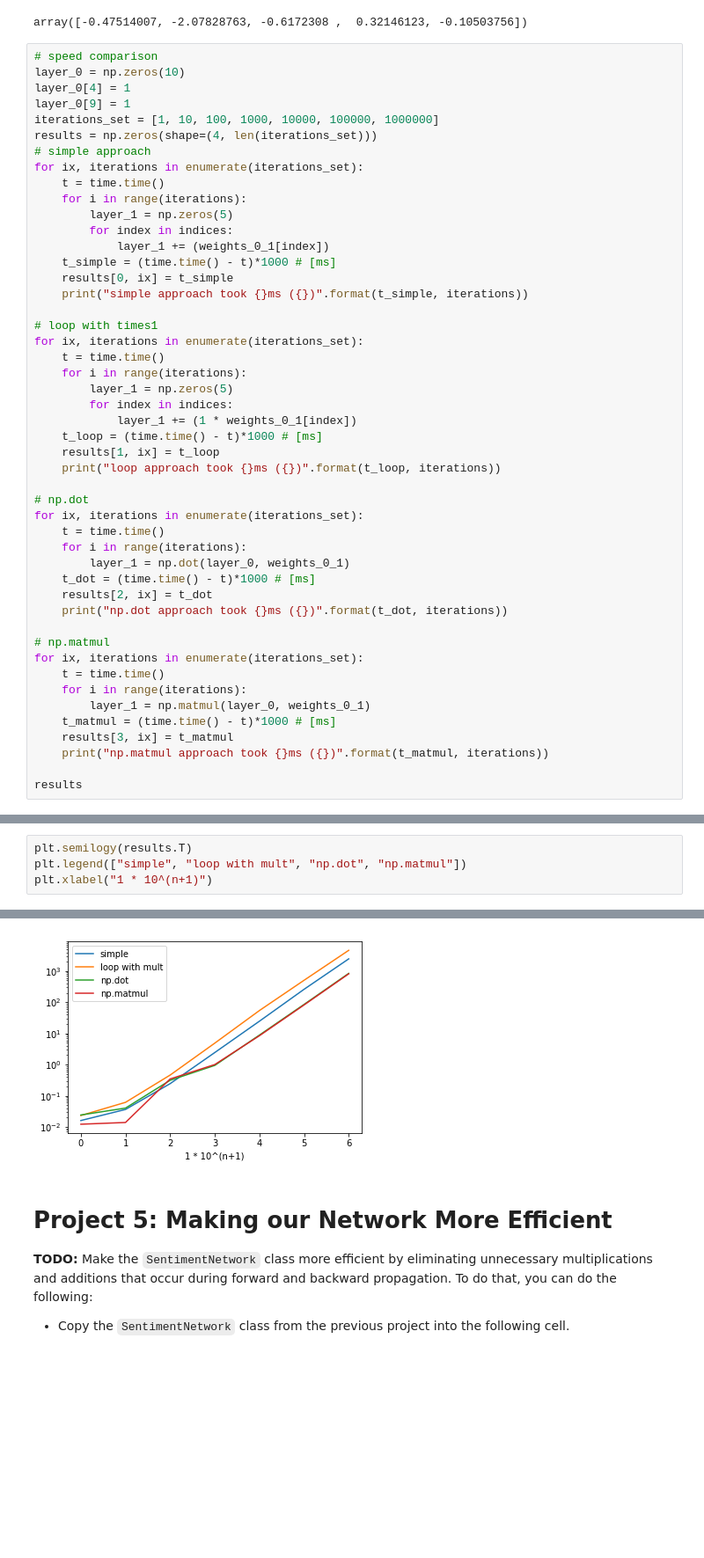
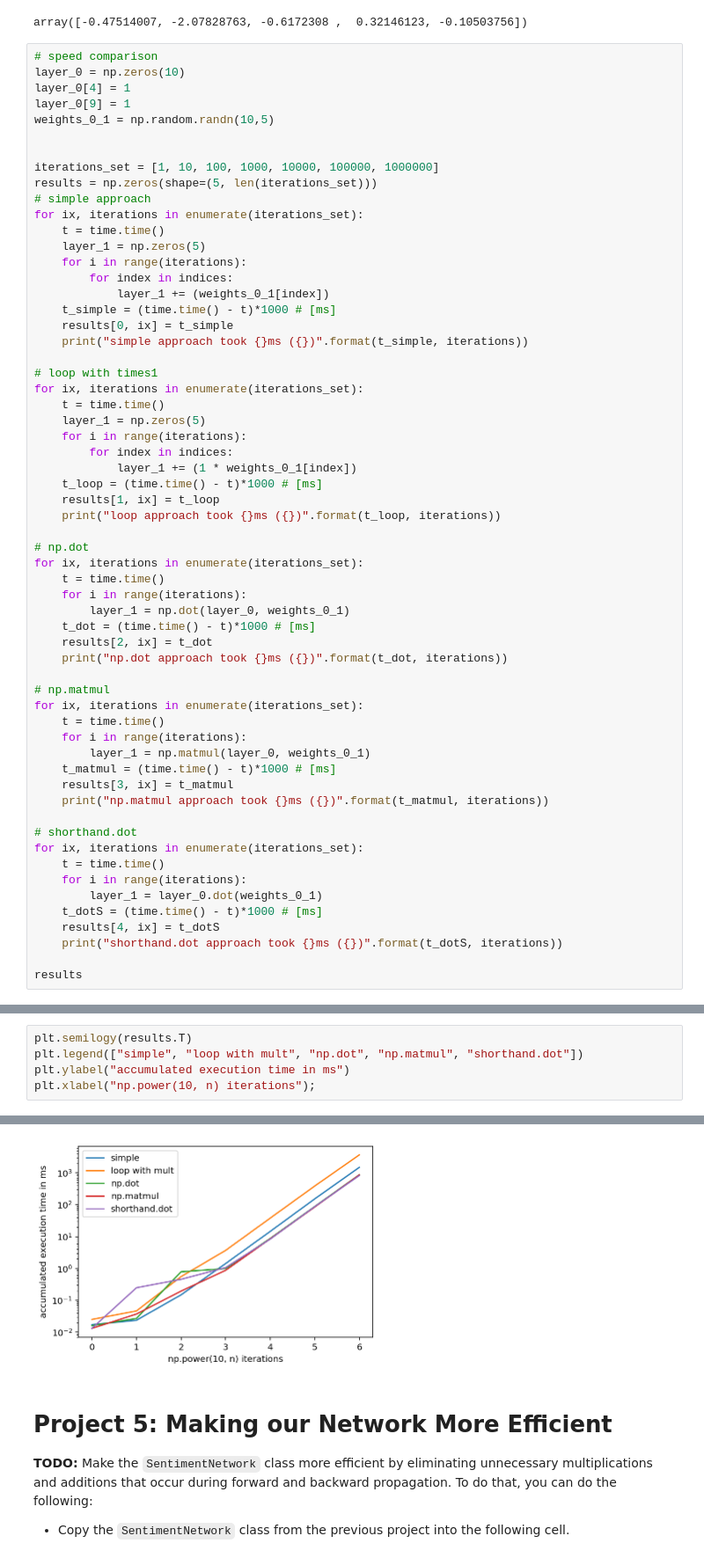
Before and after one commit to anoff/nd101, a Jupyter notebook: sentiment-network/Sentiment_Classification_Projects.ipynb, the cells around one changed output, grey strips where cells are left out. Shown at 88% size. Drawn from its saved outputs; the diff is of its cells as text; blank space fills up the shorter version.

```diff
--- a/sentiment-network/Sentiment_Classification_Projects.ipynb
+++ b/sentiment-network/Sentiment_Classification_Projects.ipynb
@@ -1162,13 +1163,16 @@ array([-0.47514007, -2.07828763, -0.6172308 ,  0.32146123, -0.10503756])
 layer_0 = np.zeros(10)
 layer_0[4] = 1
 layer_0[9] = 1
+weights_0_1 = np.random.randn(10,5)
+
+
 iterations_set = [1, 10, 100, 1000, 10000, 100000, 1000000]
-results = np.zeros(shape=(4, len(iterations_set)))
+results = np.zeros(shape=(5, len(iterations_set)))
 # simple approach
 for ix, iterations in enumerate(iterations_set):
     t = time.time()
+    layer_1 = np.zeros(5)
     for i in range(iterations):
-        layer_1 = np.zeros(5)
         for index in indices:
             layer_1 += (weights_0_1[index])
     t_simple = (time.time() - t)*1000 # [ms]
@@ -1178,8 +1182,8 @@ for ix, iterations in enumerate(iterations_set):
 # loop with times1
 for ix, iterations in enumerate(iterations_set):
     t = time.time()
+    layer_1 = np.zeros(5)
     for i in range(iterations):
-        layer_1 = np.zeros(5)
         for index in indices:
             layer_1 += (1 * weights_0_1[index])
     t_loop = (time.time() - t)*1000 # [ms]
@@ -1204,5 +1208,14 @@ for ix, iterations in enumerate(iterations_set):
     results[3, ix] = t_matmul
     print("np.matmul approach took {}ms ({})".format(t_matmul, iterations))
 
+# shorthand.dot
+for ix, iterations in enumerate(iterations_set):
+    t = time.time()
+    for i in range(iterations):
+        layer_1 = layer_0.dot(weights_0_1)
+    t_dotS = (time.time() - t)*1000 # [ms]
+    results[4, ix] = t_dotS
+    print("shorthand.dot approach took {}ms ({})".format(t_dotS, iterations))
+
 results
 # %% [output]
@@ -1238,5 +1254,6 @@ array([[  1.59740448e-02,   3.62396240e-02,   2.44140625e-01,
 # %%
 plt.semilogy(results.T)
-plt.legend(["simple", "loop with mult", "np.dot", "np.matmul"])
-plt.xlabel("1 * 10^(n+1)")
+plt.legend(["simple", "loop with mult", "np.dot", "np.matmul", "shorthand.dot"])
+plt.ylabel("accumulated execution time in ms")
+plt.xlabel("np.power(10, n) iterations");
 # %% [output]
@@ -1244,4 +1260,4 @@ plt.xlabel("1 * 10^(n+1)")
-[figure, old version]
+[figure, new version]
 # %% [markdown]
 # Project 5: Making our Network More Efficient<a id='project_5'></a>
 **TODO:** Make the `SentimentNetwork` class more efficient by eliminating unnecessary multiplications and additions that occur during forward and backward propagation. To do that, you can do the following:
```
Also changed, not shown: parts of 3 cells of this notebook.
